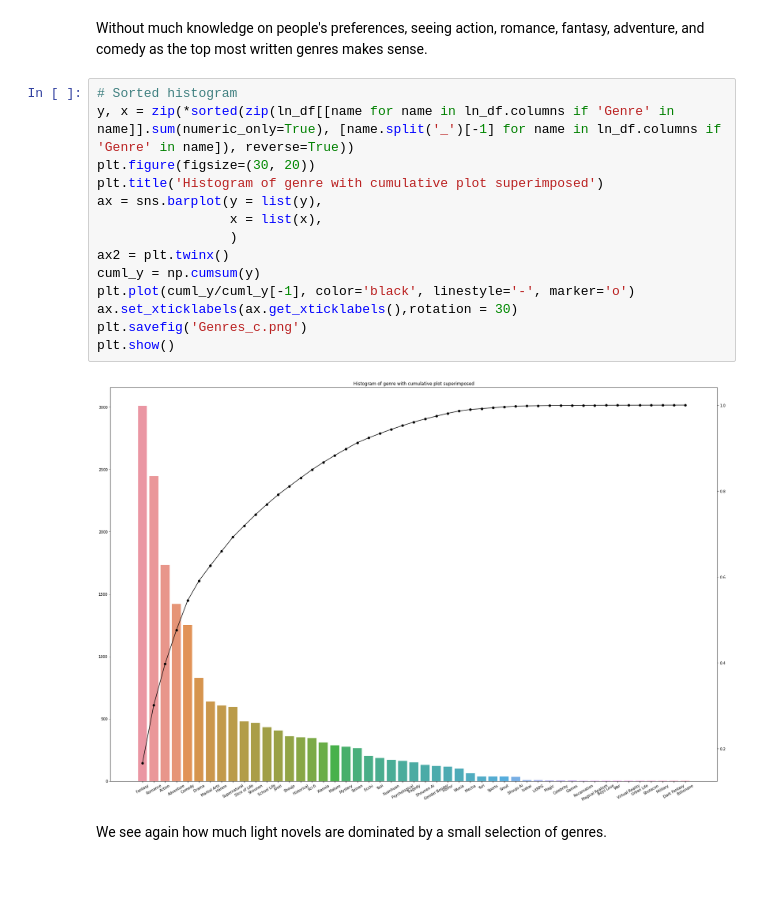
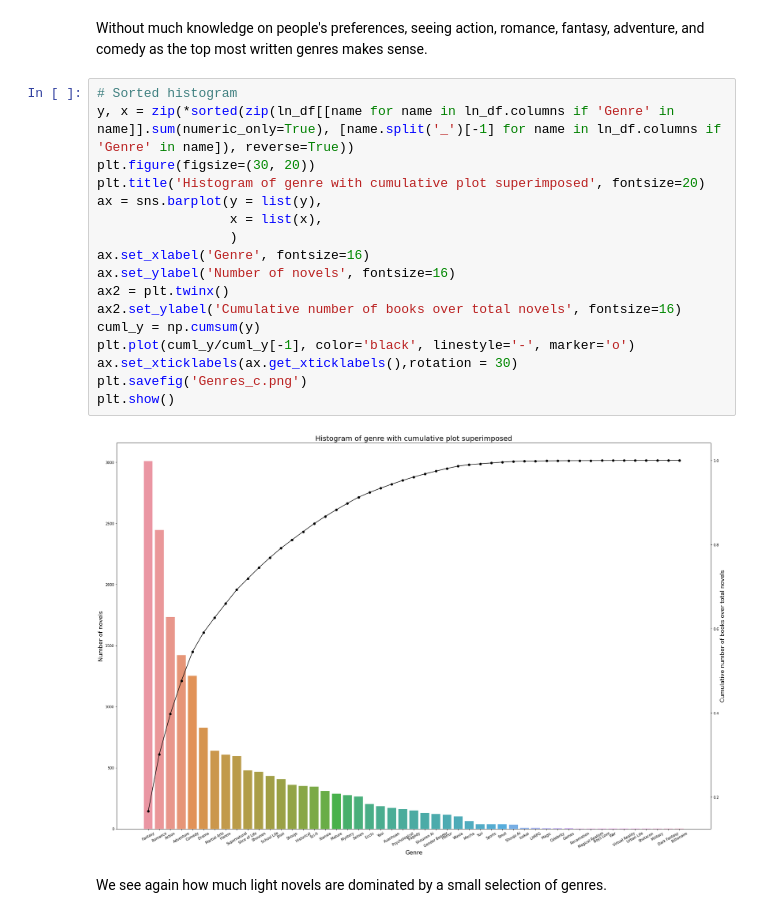
Before and after one commit to yuvalofek/analyzing-light-novels, a Jupyter notebook: LN_Analysis.ipynb, the cells around one changed output. Drawn from its saved outputs; the diff is of its cells as text; blank space fills up the shorter version.

```diff
--- a/LN_Analysis.ipynb
+++ b/LN_Analysis.ipynb
@@ -158,19 +159,22 @@ Without much knowledge on people's preferences, seeing action, romance, fantasy,
 # %%
 # Sorted histogram
 y, x = zip(*sorted(zip(ln_df[[name for name in ln_df.columns if 'Genre' in name]].sum(numeric_only=True), [name.split('_')[-1] for name in ln_df.columns if 'Genre' in name]), reverse=True))
 plt.figure(figsize=(30, 20))
-plt.title('Histogram of genre with cumulative plot superimposed')
+plt.title('Histogram of genre with cumulative plot superimposed', fontsize=20)
 ax = sns.barplot(y = list(y),
                  x = list(x),
                  )
+ax.set_xlabel('Genre', fontsize=16)
+ax.set_ylabel('Number of novels', fontsize=16)
 ax2 = plt.twinx()
+ax2.set_ylabel('Cumulative number of books over total novels', fontsize=16)
 cuml_y = np.cumsum(y)
 plt.plot(cuml_y/cuml_y[-1], color='black', linestyle='-', marker='o')
 ax.set_xticklabels(ax.get_xticklabels(),rotation = 30)
 plt.savefig('Genres_c.png')
 plt.show()
 # %% [output]
-[figure, old version]
+[figure, new version]
 # %% [markdown]
 We see again how much light novels are dominated by a small selection of genres.
 # %% [markdown]
```
Also changed, not shown: parts of 25 cells of this notebook.
